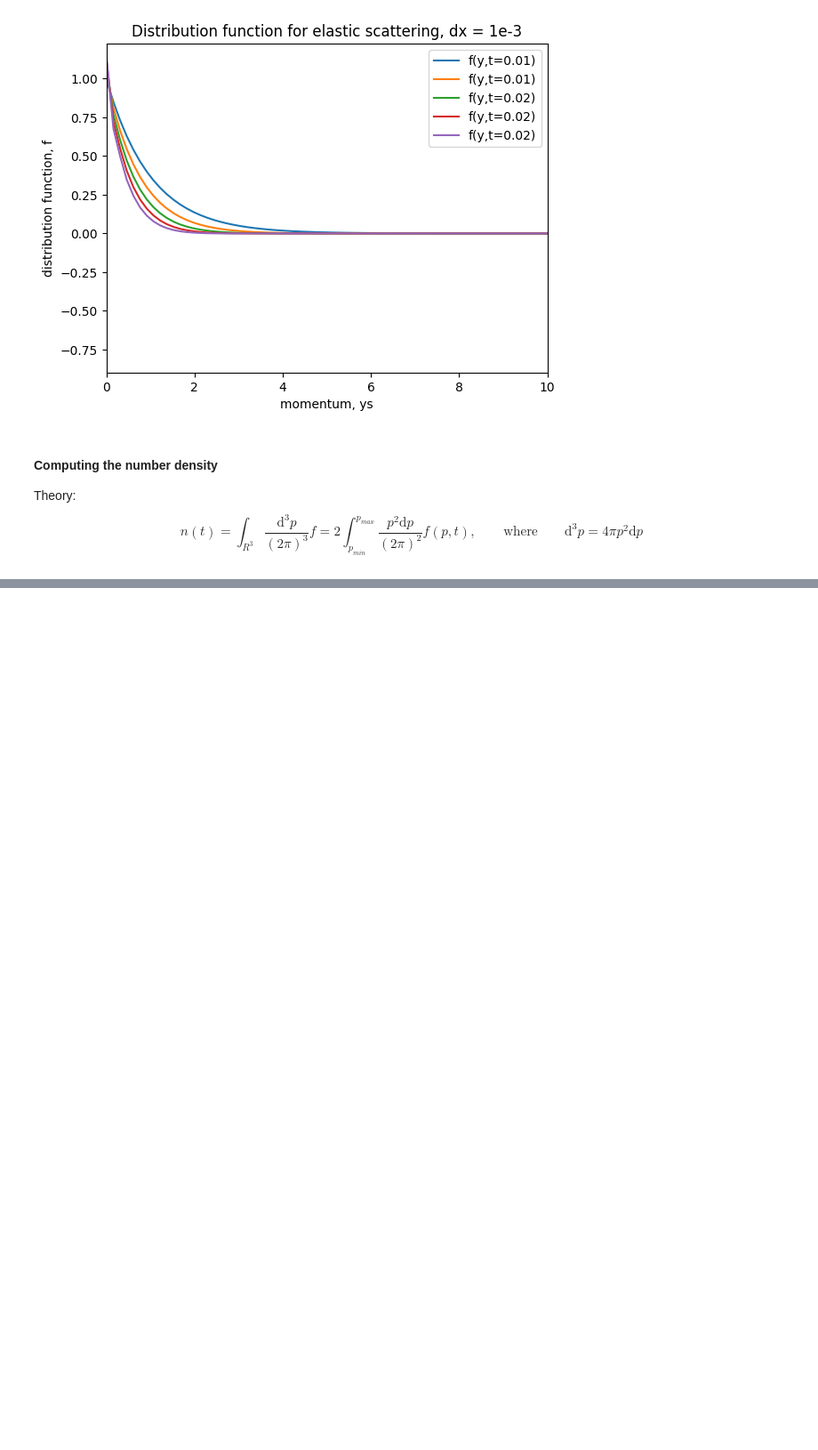
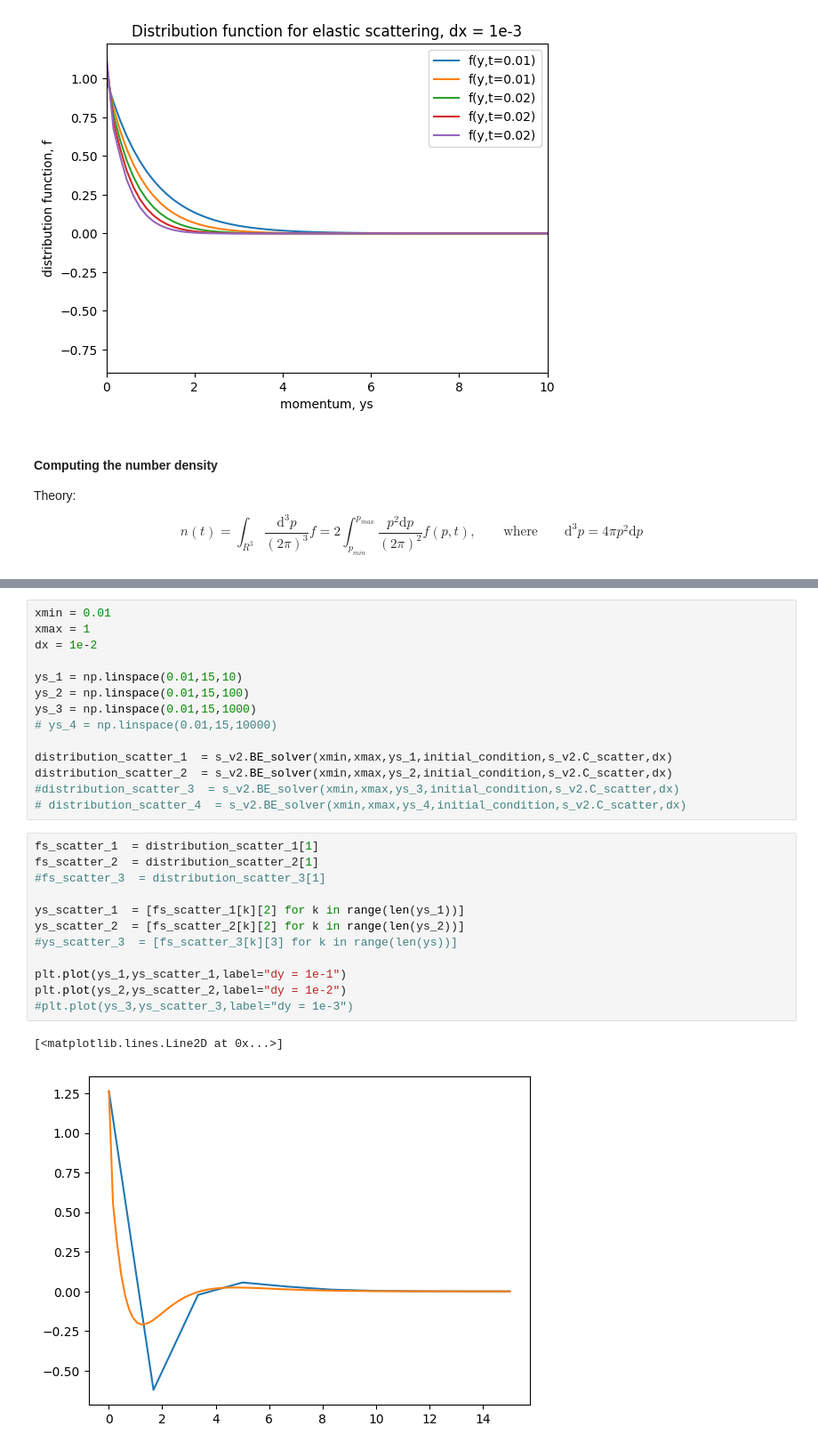
Before and after one commit to TobiasWasheim/master_thesis, a Jupyter notebook: data.ipynb, the cells around one changed output, grey strips where cells are left out. Shown: that part at 89% size. Saved outputs shown, nothing was run; the diff lists cells and outputs as text; blank space fills up the shorter version.

Commit message:
working on solver_v3

```diff
--- a/data.ipynb
+++ b/data.ipynb
@@ -205,0 +209,29 @@ plt.legend()
+# %%
+xmin = 0.01
+xmax = 1
+dx = 1e-2
+
+ys_1 = np.linspace(0.01,15,10)
+ys_2 = np.linspace(0.01,15,100)
+ys_3 = np.linspace(0.01,15,1000)
+# ys_4 = np.linspace(0.01,15,10000)
+
+distribution_scatter_1  = s_v2.BE_solver(xmin,xmax,ys_1,initial_condition,s_v2.C_scatter,dx)
+distribution_scatter_2  = s_v2.BE_solver(xmin,xmax,ys_2,initial_condition,s_v2.C_scatter,dx)
+#distribution_scatter_3  = s_v2.BE_solver(xmin,xmax,ys_3,initial_condition,s_v2.C_scatter,dx)
+# distribution_scatter_4  = s_v2.BE_solver(xmin,xmax,ys_4,initial_condition,s_v2.C_scatter,dx)
+# %%
+fs_scatter_1  = distribution_scatter_1[1]
+fs_scatter_2  = distribution_scatter_2[1]
+#fs_scatter_3  = distribution_scatter_3[1]
+
+ys_scatter_1  = [fs_scatter_1[k][2] for k in range(len(ys_1))]
+ys_scatter_2  = [fs_scatter_2[k][2] for k in range(len(ys_2))]
+#ys_scatter_3  = [fs_scatter_3[k][3] for k in range(len(ys))]
+
+plt.plot(ys_1,ys_scatter_1,label="dy = 1e-1")
+plt.plot(ys_2,ys_scatter_2,label="dy = 1e-2")
+#plt.plot(ys_3,ys_scatter_3,label="dy = 1e-3")
+# %% [output]
+[<matplotlib.lines.Line2D at 0x...>]
+[figure, added]
```
Also changed, not shown: parts of 3 cells of this notebook, 2 other files.
